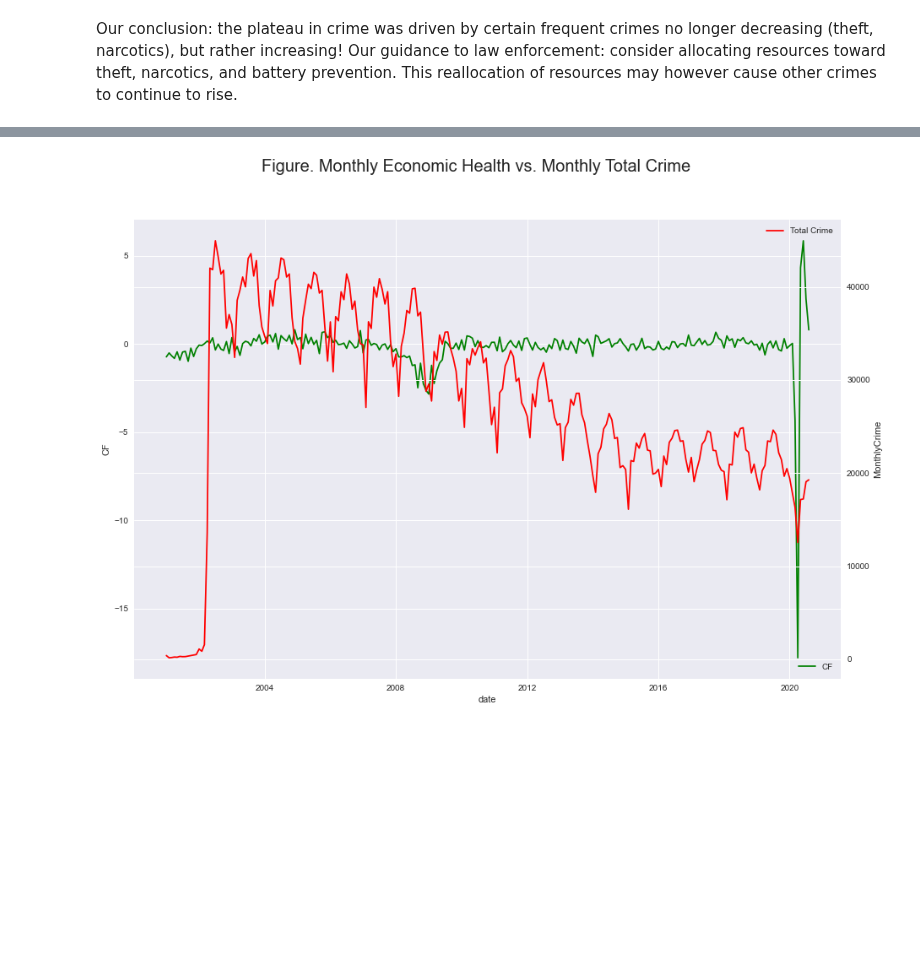
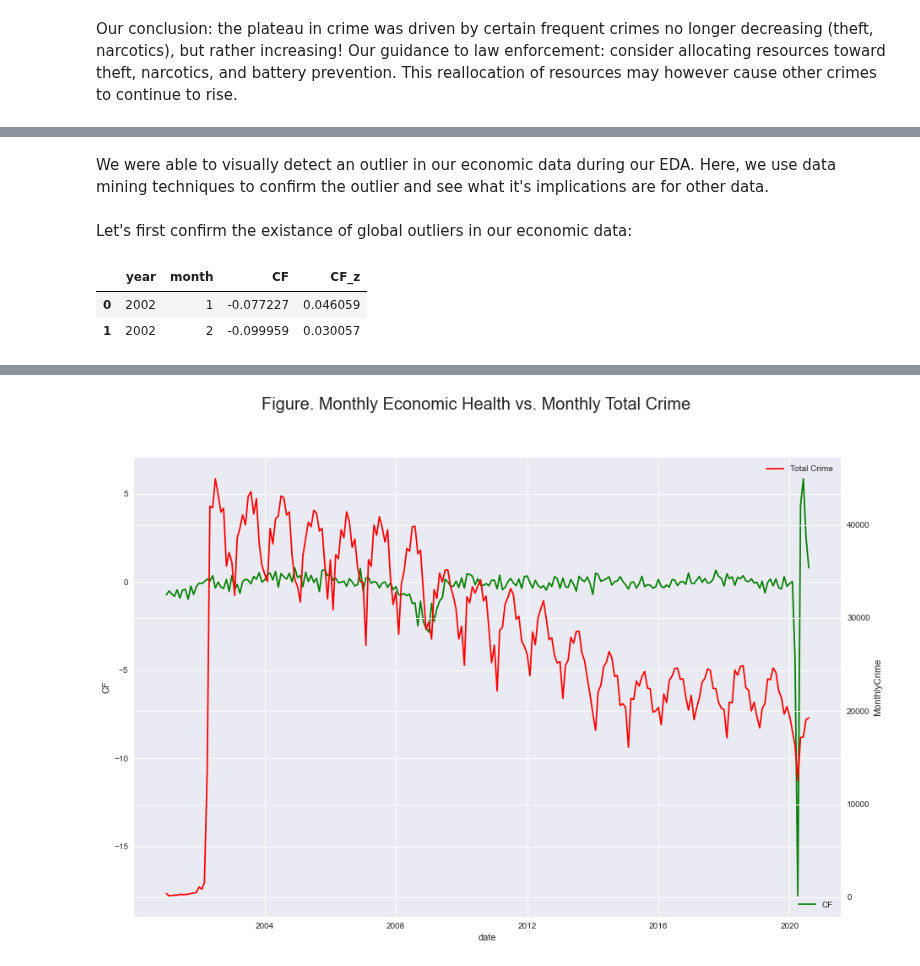
Before and after one commit to tjdolan121/4502Proj, a Jupyter notebook: forge/code/DataMiningQuestions.ipynb, the cells around one changed output, grey strips where cells are left out. Drawn from its saved outputs; the diff is of its cells as text; code cells hidden in the pictures; blank space fills up the shorter version.

```diff
--- a/forge/code/DataMiningQuestions.ipynb
+++ b/forge/code/DataMiningQuestions.ipynb
@@ -337,2 +334,4 @@ Our guidance to law enforcement: consider allocating resources toward theft, nar
+# %% [markdown]
+We were able to visually detect an outlier in our economic data during our EDA.  Here, we use data mining techniques to confirm the outlier and see what it's implications are for other data.
 # %%
 del q1_df
@@ -339,0 +339,14 @@ q3_df = df[df.year.isin(Q3_TIME_DOMAIN)]
+# %% [markdown]
+Let's first confirm the existance of global outliers in our economic data:
+# %%
+monthly_CF_df = pd.DataFrame(q2_df.groupby(['year', 'month'])['CF'].mean()).reset_index()
+# %%
+from scipy import stats
+
+monthly_CF_df['CF_z'] = stats.zscore(monthly_CF_df['CF']) # source for technique: https://androidkt.com/detect-and-remove-outliers-from-pandas-dataframe/
+# %%
+monthly_CF_df.head(2)
+# %% [output]
+|  | year | month | CF | CF_z |
+| 0 | 2002 | 1 | -0.077227 | 0.046059 |
+| 1 | 2002 | 2 | -0.099959 | 0.030057 |
```
Also changed, not shown: parts of 32 cells of this notebook.
